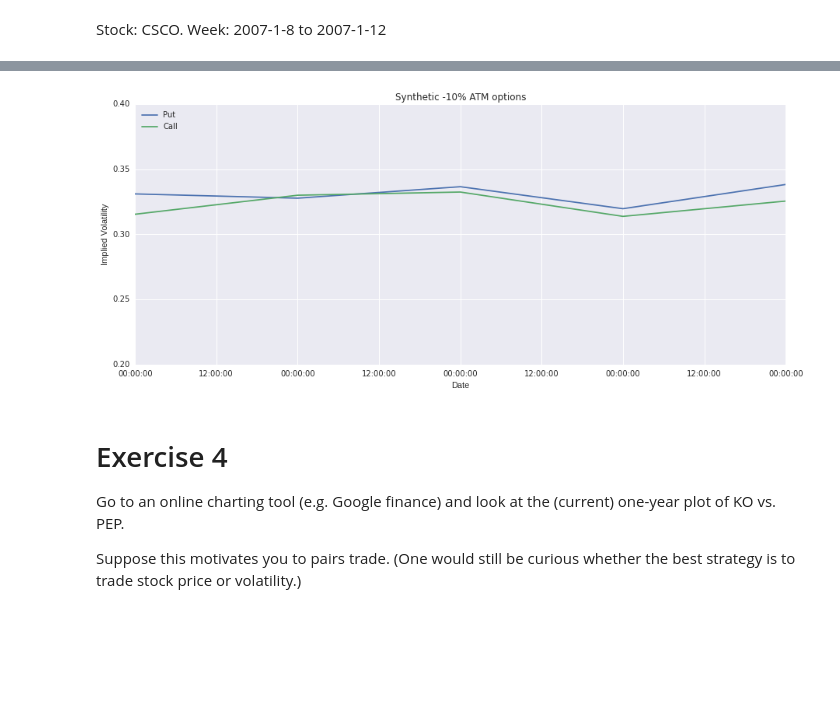
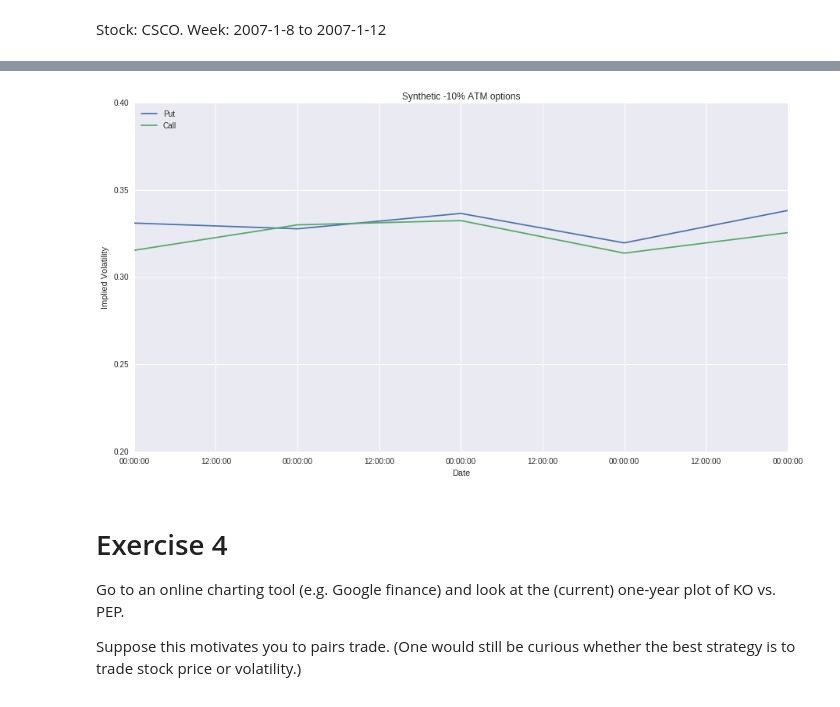
Before and after one commit to bspeice/experimental-finance, a Jupyter notebook: problem_set_3/Project3.ipynb, the cells around one changed output, grey strips where cells are left out. Saved outputs shown, nothing was run; the diff lists cells and outputs as text; code cells hidden in the pictures; blank space fills up the shorter version.

```diff
--- a/problem_set_3/Project3.ipynb
+++ b/problem_set_3/Project3.ipynb
@@ -315,22 +347,22 @@ plt.show()
 # %%
 call_90 = synthetic(Ticker = name, Date_Start = start, Date_End = end,
                     Opt_Type = 'C', Target_Maturity = 45, Target_Factor = 0.9)
 
 put_90 = synthetic(Ticker = name, Date_Start = start, Date_End = end,
                     Opt_Type = 'P', Target_Maturity = 45, Target_Factor = 0.9)
 
-plt.figure(figsize=(15,6))
+plt.figure(figsize=(15,8))
 plt.plot(put_90.Date.values,put_90.IV)
 plt.plot(call_90.Date.values,call_90.IV)
 plt.title('Synthetic -10% ATM options')
 plt.xlabel('Date')
 plt.ylabel('Implied Volatility')
 plt.legend(['Put', 'Call'], loc='upper left')
 axes = plt.gca()
 axes.set_ylim([0.2,0.4])
 plt.show()
 # %% [output]
-[figure, old version]
+[figure, new version]
 # %% [markdown]
 # Exercise 4
 Go to an online charting tool (e.g. Google finance) and look at the (current) one-year plot
```
Also changed, not shown: parts of 9 cells of this notebook, 2 other files.
